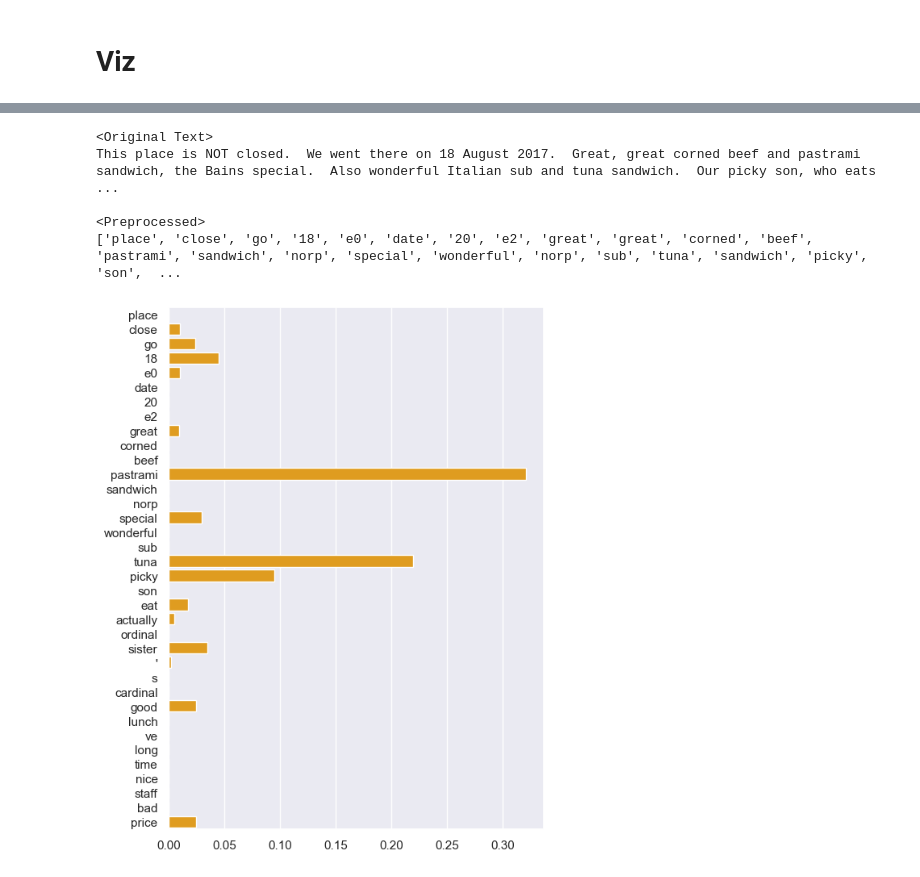
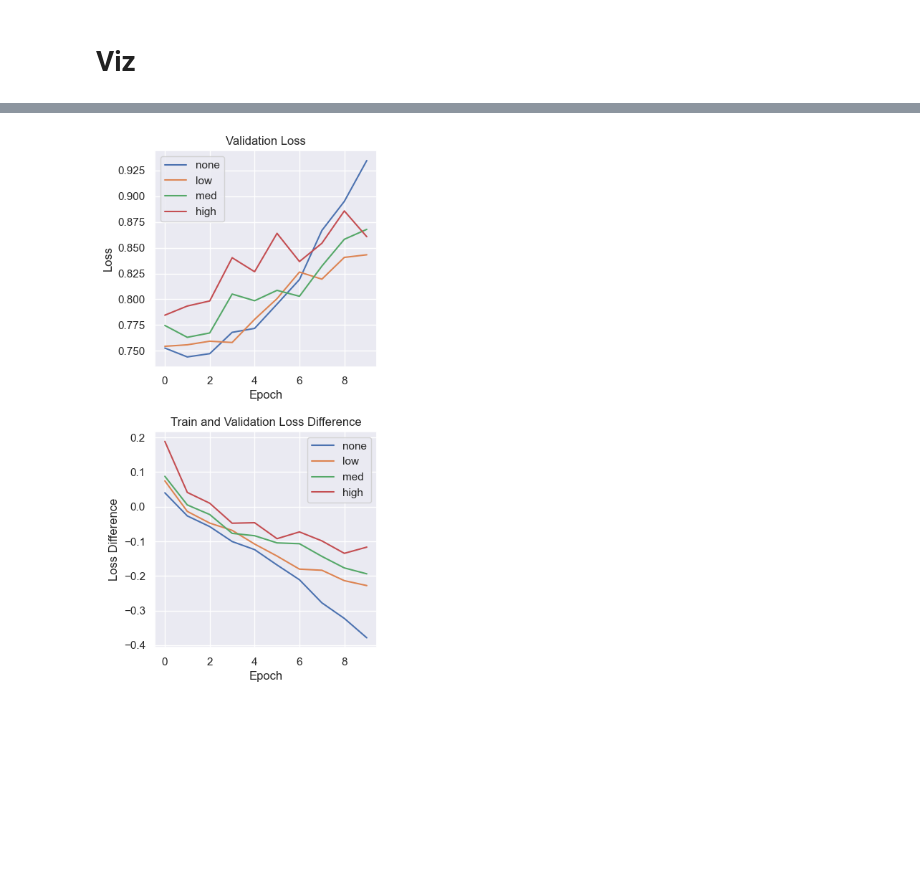
Before and after one commit to ericzander/cs374-yelp-attention, a Jupyter notebook: experiments/regularization_comparison.ipynb, the cells around one changed output, grey strips where cells are left out. Saved outputs shown, nothing was run; the diff lists cells and outputs as text; code cells hidden in the pictures; blank space fills up the shorter version.

```diff
--- a/experiments/regularization_comparison.ipynb
+++ b/experiments/regularization_comparison.ipynb
@@ -188,20 +194,0 @@ high <keras.callbacks.History object at 0x...>
-# %%
-
-
-for i, ax in enumerate(axes):
-    hist = history.history
-    acc, val_acc = hist["accuracy"], hist["val_accuracy"]
-    ax.plot(acc, label="acc")
-    ax.plot(val_acc, label="val_acc")
-
-    ax.set_xlim(0, epochs - 1)
-    if i == 0:
-        ax.set_ylim(0.0, 1.0)
-        ax.axhline(0.2, color="red", label="base")
-
-    ax.grid(visible=True, axis="both")
-    ax.legend()
-    ax.set_xlabel("epoch")
-    ax.set_ylabel("accuracy")
-
-plt.show()
@@ -286,28 +195,26 @@ array([4.98319902e-02, 0.00000000e+00, 3.51653807e-02, 5.75425662e-02,
-# %%
-sample_idx = 6
-
-# Get word sequences without oov words
-in_seq = X_test_norm[sample_idx]
-in_seq = [tok for tok in prep.tokenizer.sequences_to_texts(prep.tokenizer.texts_to_sequences(in_seq)) if tok]
-seq_len = len(in_seq)
-
-# Get attention values
-attn_vals = attns[sample_idx][:seq_len].numpy()
-
-print("<Original Text>")
-print(test["text"].iloc[sample_idx])
-
-print("\n<Preprocessed>")
-print(in_seq)
-
-plt.figure(figsize=(6, 0.2 * seq_len), dpi=100)
-sns.barplot(y=in_seq, x=attn_vals, ci=None, color="orange")
-
-plt.show()
-# %% [output]
-<Original Text>
-This place is NOT closed.  We went there on 18 August 2017.  Great, great corned beef and pastrami sandwich, the Bains special.  Also wonderful Italian sub and tuna sandwich.  Our picky son, who eats  ...
-
-<Preprocessed>
-['place', 'close', 'go', '18', 'e0', 'date', '20', 'e2', 'great', 'great', 'corned', 'beef', 'pastrami', 'sandwich', 'norp', 'special', 'wonderful', 'norp', 'sub', 'tuna', 'sandwich', 'picky', 'son',  ...
-[figure, removed]
+# %%
+fig, axes = plt.subplots(2, 1, dpi=100, figsize=(4, 9))
+
+
+
+for cfg, hist in final_results.items():
+    axes[0].plot(hist["val_loss"], label=cfg)
+
+axes[0].set_title("Validation Loss")
+axes[0].set_xlabel("Epoch")
+axes[0].set_ylabel("Loss")
+axes[0].legend()
+
+for cfg, hist in final_results.items():
+    axes[1].plot(np.array(hist["loss"]) - hist["val_loss"], label=cfg)
+
+axes[1].set_title("Train and Validation Loss Difference")
+axes[1].set_xlabel("Epoch")
+axes[1].set_ylabel("Loss Difference")
+axes[1].legend()
+
+plt.subplots_adjust(hspace=0.3)
+
+plt.show()
+# %% [output]
+[figure, added]
```
Also changed, not shown: parts of 22 cells of this notebook, 10 other files.
